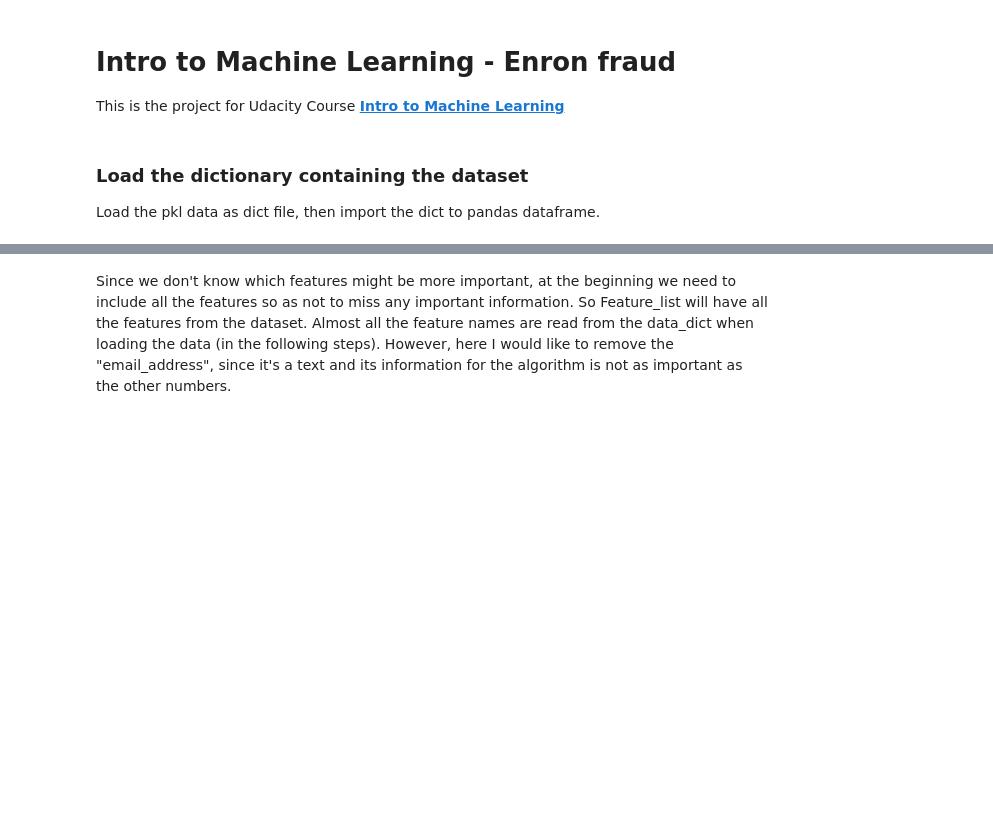
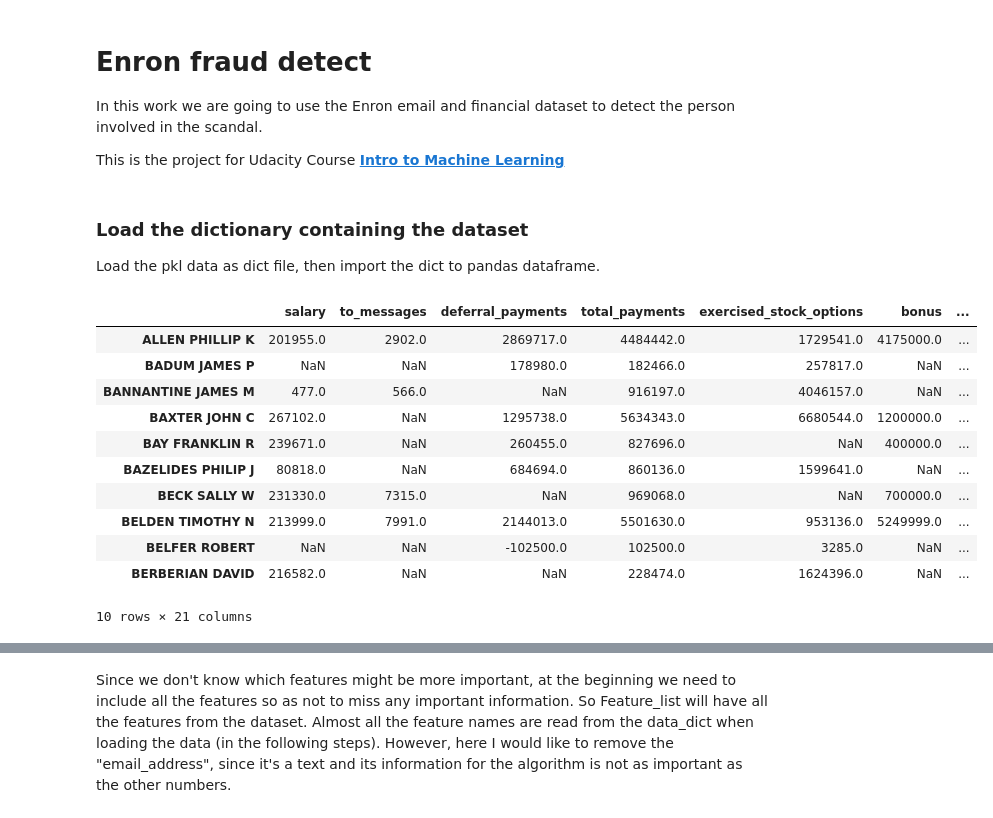
Before and after one commit to xmindata/Enron, a Jupyter notebook: Enron_fraud.ipynb, the cells around one changed output, grey strips where cells are left out. Saved outputs shown, nothing was run; the diff lists cells and outputs as text; code cells hidden in the pictures; blank space fills up the shorter version.

```diff
--- a/Enron_fraud.ipynb
+++ b/Enron_fraud.ipynb
@@ -1,5 +1,7 @@
 # %% [markdown]
-# Intro to Machine Learning - Enron fraud
+# Enron fraud detect
+
+In this work we are going to use the Enron email and financial dataset to detect the person involved in the scandal.
 
 This is the project for  Udacity  Course **[Intro to Machine Learning](https://www.udacity.com/course/intro-to-machine-learning--ud120)**
 # %%
@@ -22,3 +24,18 @@ data_dict = pickle.load(open("final_project_dataset.pkl", "r") )
 df = pd.DataFrame.from_dict(data_dict, orient='index', dtype=np.float)
 
 # print df.describe().loc[:,['salary','bonus']]
+# %%
+df.head(10)
+# %% [output]
+|  | salary | to_messages | deferral_payments | total_payments | exercised_stock_options | bonus | ... |
+| ALLEN PHILLIP K | 201955.0 | 2902.0 | 2869717.0 | 4484442.0 | 1729541.0 | 4175000.0 | ... |
+| BADUM JAMES P | NaN | NaN | 178980.0 | 182466.0 | 257817.0 | NaN | ... |
+| BANNANTINE JAMES M | 477.0 | 566.0 | NaN | 916197.0 | 4046157.0 | NaN | ... |
+| BAXTER JOHN C | 267102.0 | NaN | 1295738.0 | 5634343.0 | 6680544.0 | 1200000.0 | ... |
+| BAY FRANKLIN R | 239671.0 | NaN | 260455.0 | 827696.0 | NaN | 400000.0 | ... |
+| BAZELIDES PHILIP J | 80818.0 | NaN | 684694.0 | 860136.0 | 1599641.0 | NaN | ... |
+| BECK SALLY W | 231330.0 | 7315.0 | NaN | 969068.0 | NaN | 700000.0 | ... |
+| BELDEN TIMOTHY N | 213999.0 | 7991.0 | 2144013.0 | 5501630.0 | 953136.0 | 5249999.0 | ... |
+| BELFER ROBERT | NaN | NaN | -102500.0 | 102500.0 | 3285.0 | NaN | ... |
+| BERBERIAN DAVID | 216582.0 | NaN | NaN | 228474.0 | 1624396.0 | NaN | ... |
+10 rows × 21 columns
```
Also changed, not shown: parts of 44 cells of this notebook.
